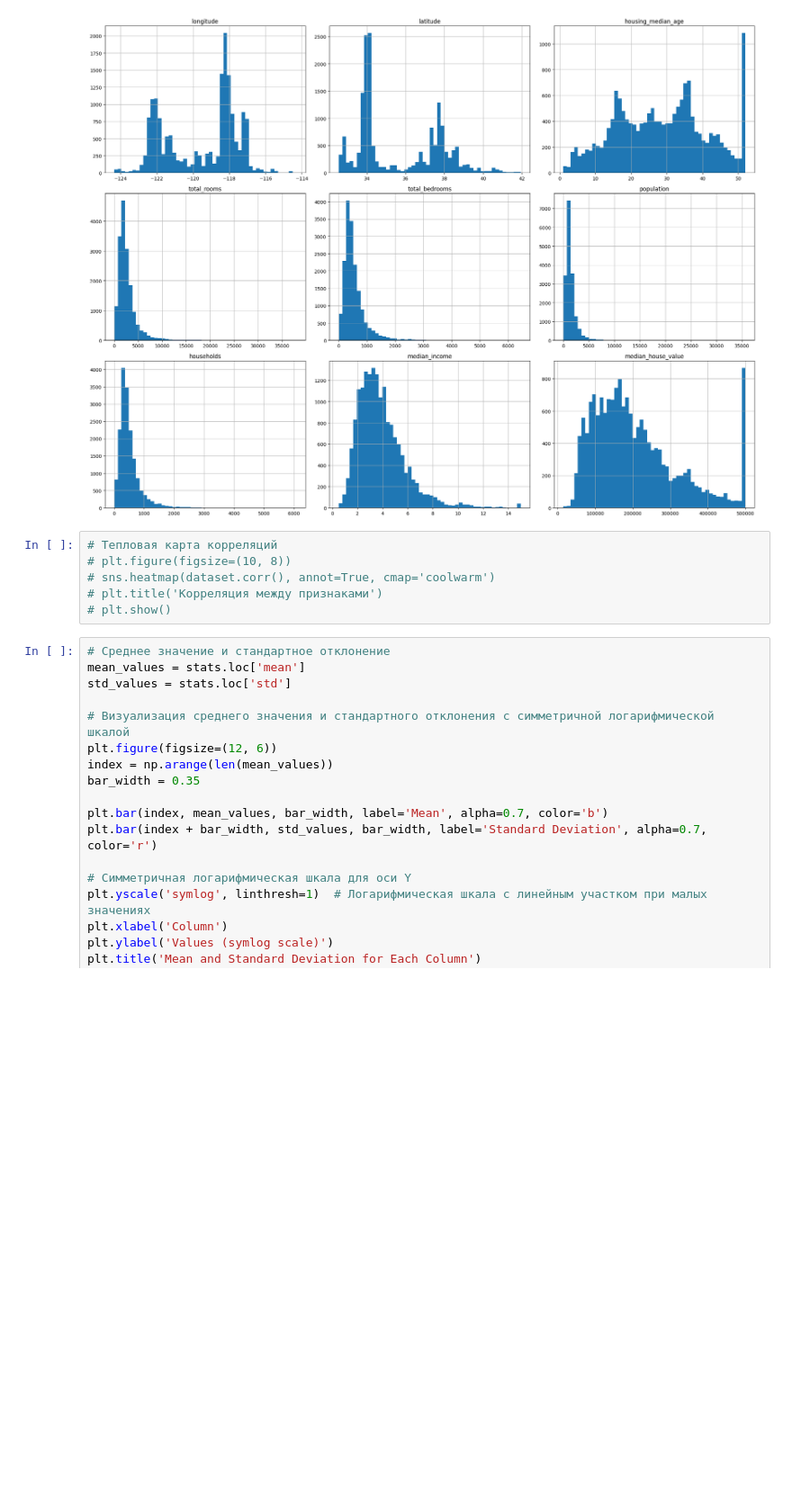
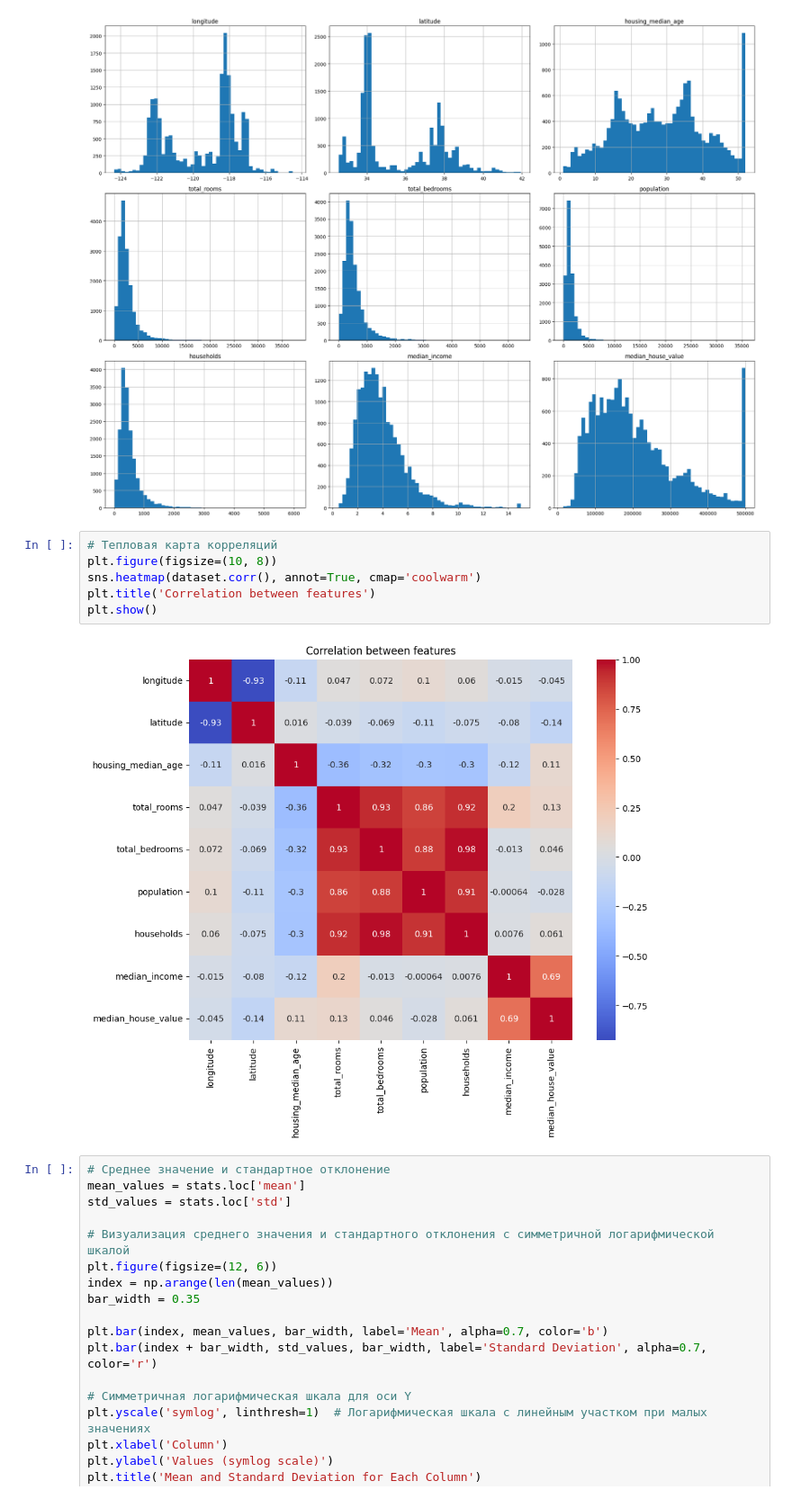
Before and after one commit to zirtoshka/ai_lab_3, a Jupyter notebook: lil.ipynb, the cells around one changed output. Shown at 90% size. Cells and saved outputs as stored; diff of their text form; blank space fills up the shorter version.

```diff
--- a/lil.ipynb
+++ b/lil.ipynb
@@ -42,10 +43,12 @@ plt.show()
 [figure]
 # %%
 # Тепловая карта корреляций
-# plt.figure(figsize=(10, 8))
-# sns.heatmap(dataset.corr(), annot=True, cmap='coolwarm')
-# plt.title('Корреляция между признаками')
-# plt.show()
+plt.figure(figsize=(10, 8))
+sns.heatmap(dataset.corr(), annot=True, cmap='coolwarm')
+plt.title('Correlation between features')
+plt.show()
+# %% [output]
+[figure, added]
 # %%
 # Среднее значение и стандартное отклонение
 mean_values = stats.loc['mean']
```
Also changed, not shown: parts of 23 cells of this notebook, 3 other files.
